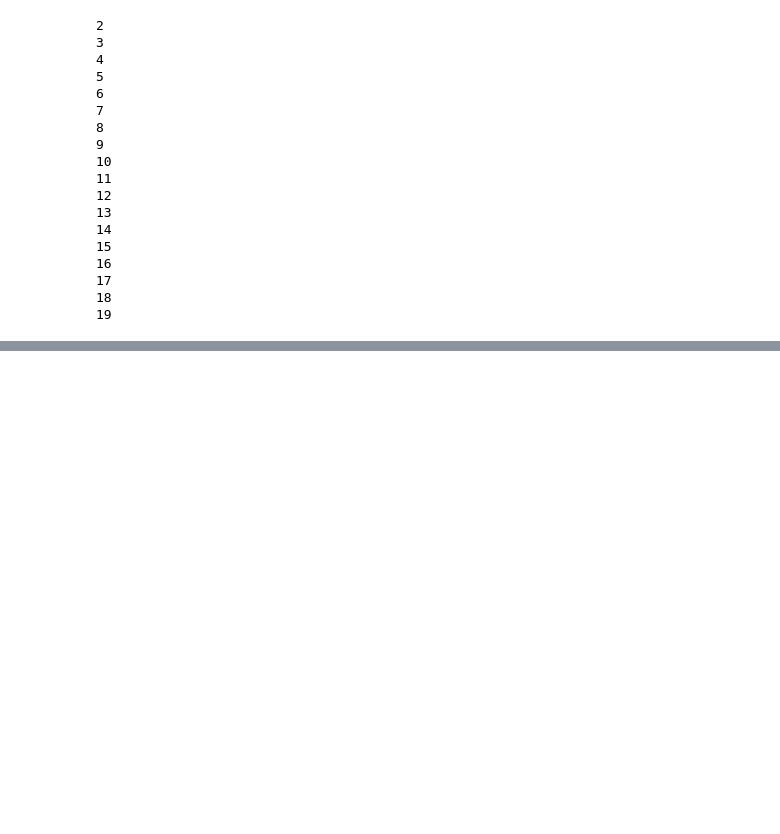
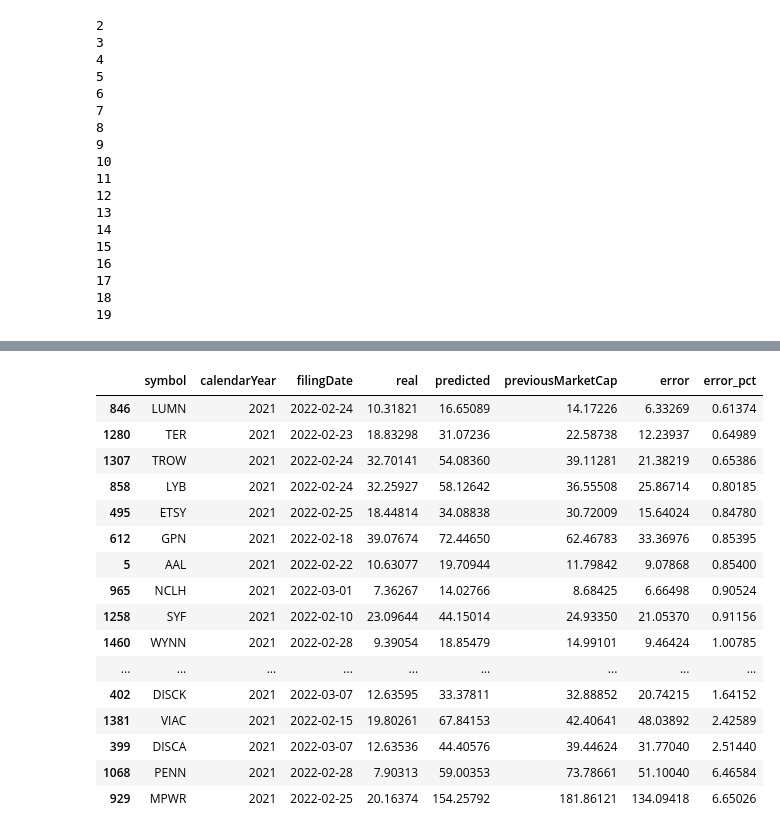
Before and after one commit to FranciscoPala/SP500_constituents_market_cap_estimator, a Jupyter notebook: src/notebooks/model_selection.ipynb, the cells around one changed output, grey strips where cells are left out. Cells and saved outputs as stored; diff of their text form; code cells hidden in the pictures; blank space fills up the shorter version.

```diff
--- a/src/notebooks/model_selection.ipynb
+++ b/src/notebooks/model_selection.ipynb
@@ -320,0 +507,8 @@ This does not do what I want, I want to transform each observation to de distanc
+# %%
+with open('../model/my_model.pickle', 'rb') as f:
+    xgb = pickle.load(f)
+# %%
+data = pd.read_csv('../data/processed/test.csv')
+features = data.drop(columns=['target', 'symbol', 'calendarYear', 'filingDate'])
+target = data.target
+pred = xgb.predict(features)
@@ -320,0 +535,26 @@ This does not do what I want, I want to transform each observation to de distanc
+# %%
+predictions = pd.DataFrame(zip(pred,target), columns=['predicted', 'real'], index=features.index)
+# %%
+df_predictions = pd.concat([data.loc[features.index,:], predictions], axis=1)
+df_predictions = df_predictions.sort_values(by = ['symbol', 'calendarYear'])[['symbol','calendarYear','filingDate','real', 'predicted','previousMarketCap']]
+df_predictions['error'] = (df_predictions.predicted - df_predictions.real)
+df_predictions['error_pct'] = (df_predictions.predicted - df_predictions.real)/df_predictions.real
+df_predictions.query('calendarYear == 2021').sort_values(by='error_pct').tail(20)
+# %% [output]
+|  | symbol | calendarYear | filingDate | real | predicted | previousMarketCap | error | error_pct |
+| 846 | LUMN | 2021 | 2022-02-24 | 10.31821 | 16.65089 | 14.17226 | 6.33269 | 0.61374 |
+| 1280 | TER | 2021 | 2022-02-23 | 18.83298 | 31.07236 | 22.58738 | 12.23937 | 0.64989 |
+| 1307 | TROW | 2021 | 2022-02-24 | 32.70141 | 54.08360 | 39.11281 | 21.38219 | 0.65386 |
+| 858 | LYB | 2021 | 2022-02-24 | 32.25927 | 58.12642 | 36.55508 | 25.86714 | 0.80185 |
+| 495 | ETSY | 2021 | 2022-02-25 | 18.44814 | 34.08838 | 30.72009 | 15.64024 | 0.84780 |
+| 612 | GPN | 2021 | 2022-02-18 | 39.07674 | 72.44650 | 62.46783 | 33.36976 | 0.85395 |
+| 5 | AAL | 2021 | 2022-02-22 | 10.63077 | 19.70944 | 11.79842 | 9.07868 | 0.85400 |
+| 965 | NCLH | 2021 | 2022-03-01 | 7.36267 | 14.02766 | 8.68425 | 6.66498 | 0.90524 |
+| 1258 | SYF | 2021 | 2022-02-10 | 23.09644 | 44.15014 | 24.93350 | 21.05370 | 0.91156 |
+| 1460 | WYNN | 2021 | 2022-02-28 | 9.39054 | 18.85479 | 14.99101 | 9.46424 | 1.00785 |
+| ... | ... | ... | ... | ... | ... | ... | ... | ... |
+| 402 | DISCK | 2021 | 2022-03-07 | 12.63595 | 33.37811 | 32.88852 | 20.74215 | 1.64152 |
+| 1381 | VIAC | 2021 | 2022-02-15 | 19.80261 | 67.84153 | 42.40641 | 48.03892 | 2.42589 |
+| 399 | DISCA | 2021 | 2022-03-07 | 12.63536 | 44.40576 | 39.44624 | 31.77040 | 2.51440 |
+| 1068 | PENN | 2021 | 2022-02-28 | 7.90313 | 59.00353 | 73.78661 | 51.10040 | 6.46584 |
+| 929 | MPWR | 2021 | 2022-02-25 | 20.16374 | 154.25792 | 181.86121 | 134.09418 | 6.65026 |
```
Also changed, not shown: parts of 31 cells of this notebook, 4 other files.
